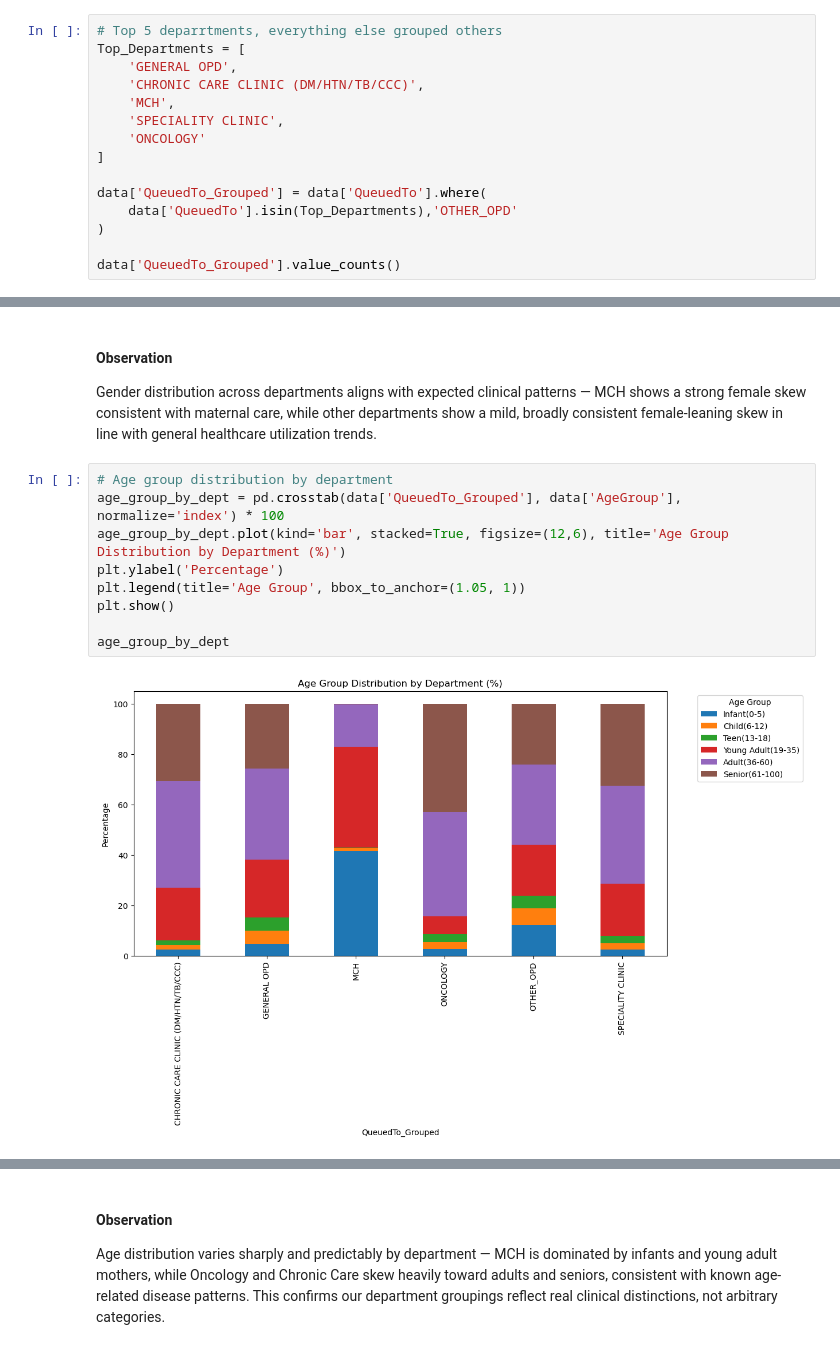
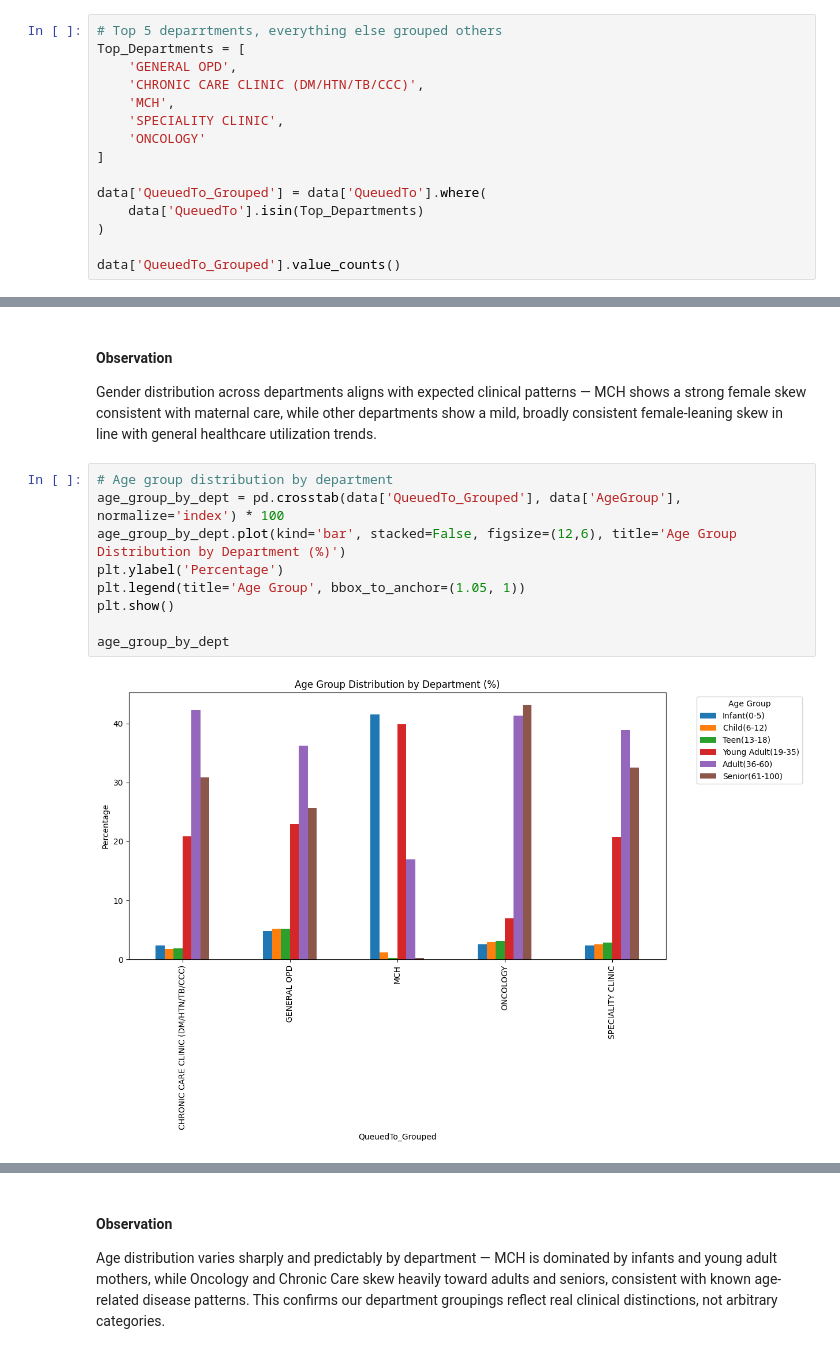
Before and after one commit to wahomelewis396/surge_sentinels, a Jupyter notebook: surge_sentinels.ipynb, the cells around one changed output, grey strips where cells are left out. Saved outputs shown, nothing was run; the diff lists cells and outputs as text.

```diff
--- a/surge_sentinels.ipynb
+++ b/surge_sentinels.ipynb
@@ -336,7 +336,7 @@ Top_Departments = [
 ]
 
 data['QueuedTo_Grouped'] = data['QueuedTo'].where(
-    data['QueuedTo'].isin(Top_Departments),'OTHER_OPD'
+    data['QueuedTo'].isin(Top_Departments)
 )
 
 data['QueuedTo_Grouped'].value_counts()
@@ -431,14 +429,14 @@ Gender distribution across departments aligns with expected clinical patterns
 # %%
 # Age group distribution by department
 age_group_by_dept = pd.crosstab(data['QueuedTo_Grouped'], data['AgeGroup'], normalize='index') * 100
-age_group_by_dept.plot(kind='bar', stacked=True, figsize=(12,6), title='Age Group Distribution by Department (%)')
+age_group_by_dept.plot(kind='bar', stacked=False, figsize=(12,6), title='Age Group Distribution by Department (%)')
 plt.ylabel('Percentage')
 plt.legend(title='Age Group', bbox_to_anchor=(1.05, 1))
 plt.show()
 
 age_group_by_dept
 # %% [output]
-[figure, old version]
+[figure, new version]
 | AgeGroup | Infant(0-5) | Child(6-12) | Teen(13-18) | Young Adult(19-35) | Adult(36-60) | Senior(61-100) |
 | QueuedTo_Grouped |  |  |  |  |  |  |
 | CHRONIC CARE CLINIC (DM/HTN/TB/CCC) | 2.385176 | 1.825350 | 1.852947 | 20.855510 | 42.270846 | 30.810171 |
```
Also changed, not shown: parts of 17 cells of this notebook.
